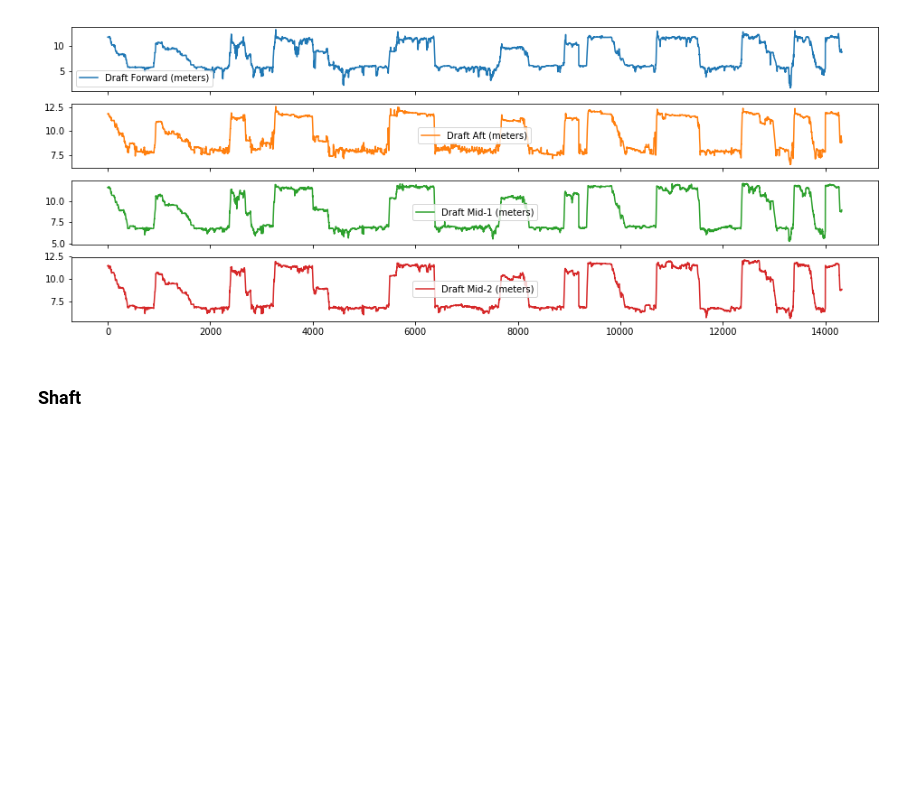
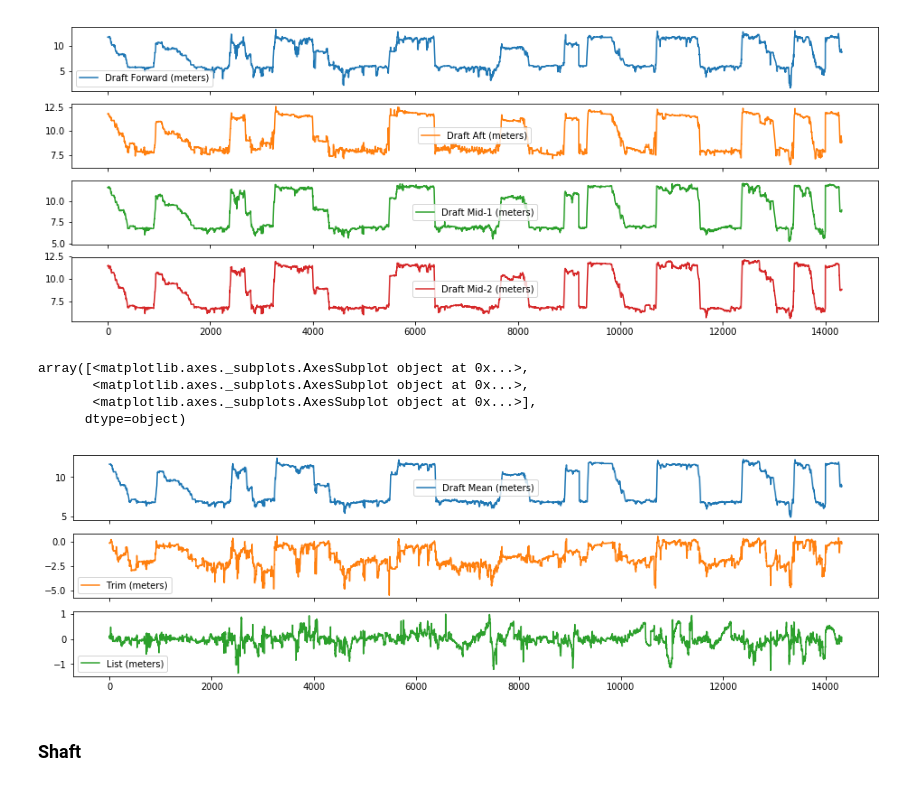
Before and after one commit to acdick/dynamic_speed_optimization, a Jupyter notebook: src/Ship_Performance.ipynb, the cells around one changed output. Cells and saved outputs as stored; diff of their text form; code cells hidden in the pictures; blank space fills up the shorter version.

```diff
--- a/src/Ship_Performance.ipynb
+++ b/src/Ship_Performance.ipynb
@@ -287,6 +286,21 @@ array([<matplotlib.axes._subplots.AxesSubplot object at 0x...>,
        <matplotlib.axes._subplots.AxesSubplot object at 0x...>],
       dtype=object)
 [figure]
+# %%
+# Engineer features for mean draft, trim (aft heavy) and list
+df_mod['Draft Mean (meters)'] = df_mod[cols_draft].mean(axis=1)
+df_mod['Trim (meters)']       = df_mod[cols_draft[0]] - df_mod[cols_draft[1]]
+df_mod['List (meters)']       = df_mod[cols_draft[2]] - df_mod[cols_draft[3]]
+
+# Plot time series
+fig_draft_fe, axes_draft_fe = plt.subplots(3,1, figsize=(16,3*1.5), sharex=True)
+df_mod[['Draft Mean (meters)','Trim (meters)','List (meters)']].plot(subplots=True, ax=axes_draft_fe)
+# %% [output]
+array([<matplotlib.axes._subplots.AxesSubplot object at 0x...>,
+       <matplotlib.axes._subplots.AxesSubplot object at 0x...>,
+       <matplotlib.axes._subplots.AxesSubplot object at 0x...>],
+      dtype=object)
+[figure, added]
 # %% [markdown]
 ### Shaft
 # %%
```
Also changed, not shown: parts of 1 cell of this notebook.
